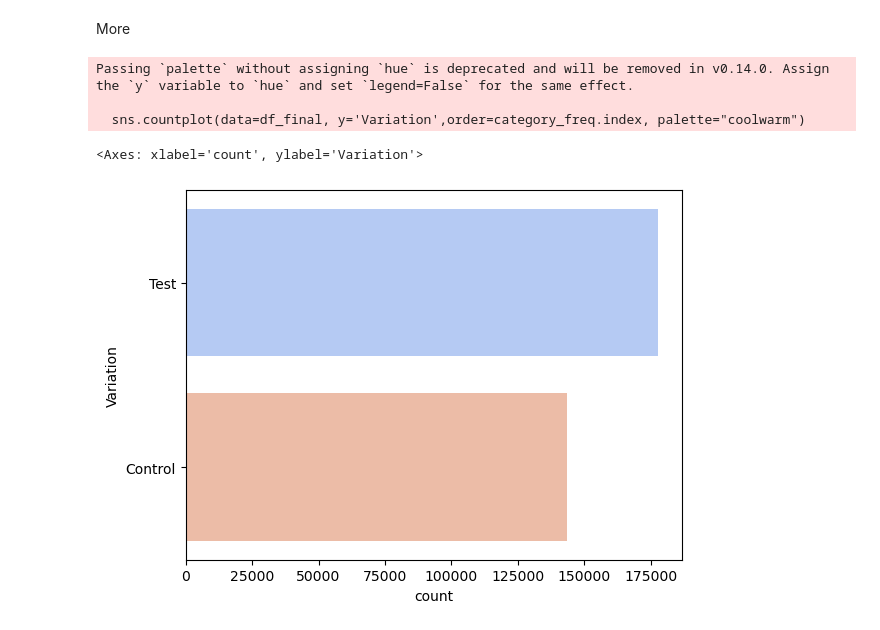
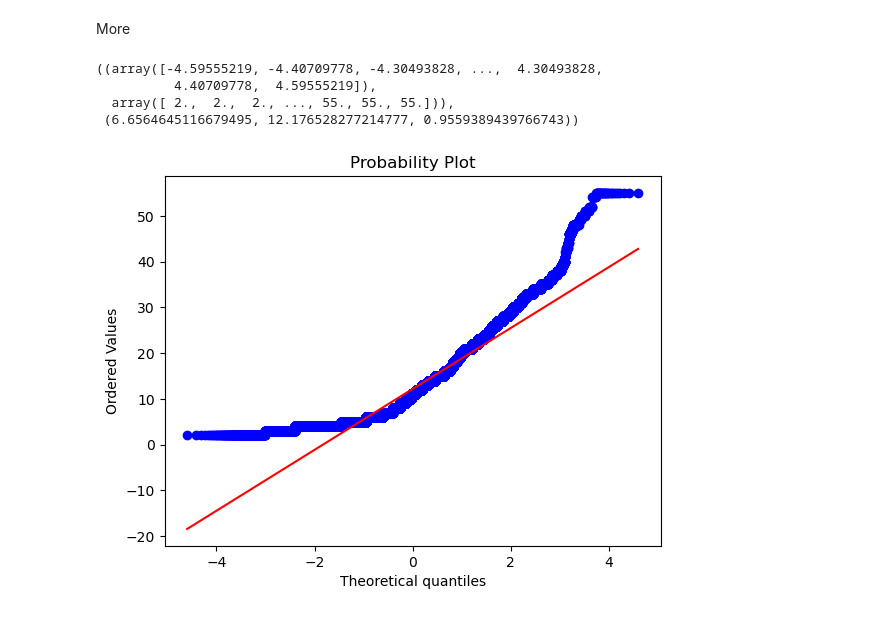
Before and after one commit to kaveri-chetia/Major-Project-1, a Jupyter notebook: Data/Cleaned data/draft_v1.ipynb, the cells around one changed output. Saved outputs shown, nothing was run; the diff lists cells and outputs as text; code cells hidden in the pictures.

```diff
--- a/Data/Cleaned data/draft_v1.ipynb
+++ b/Data/Cleaned data/draft_v1.ipynb
@@ -308,8 +670,10 @@ category_freq = df_final['Variation'].value_counts()
 # %%
-sns.countplot(data=df_final, y='Variation',order=category_freq.index, palette="coolwarm")
+# sns.countplot(data=df_final, y='Variation',order=category_freq.index, palette="coolwarm")
-# %% [output]
-Passing `palette` without assigning `hue` is deprecated and will be removed in v0.14.0. Assign the `y` variable to `hue` and set `legend=False` for the same effect.
-
-  sns.countplot(data=df_final, y='Variation',order=category_freq.index, palette="coolwarm")
-<Axes: xlabel='count', ylabel='Variation'>
-[figure, removed]
+# %%
+stats.probplot(final_v1['clnt_tenure_yr'], plot=plt)
+# %% [output]
+((array([-4.59555219, -4.40709778, -4.30493828, ...,  4.30493828,
+          4.40709778,  4.59555219]),
+  array([ 2.,  2.,  2., ..., 55., 55., 55.])),
+ (6.6564645116679495, 12.176528277214777, 0.9559389439766743))
+[figure, added]
```
Also changed, not shown: parts of 44 cells of this notebook, 17 other files.
